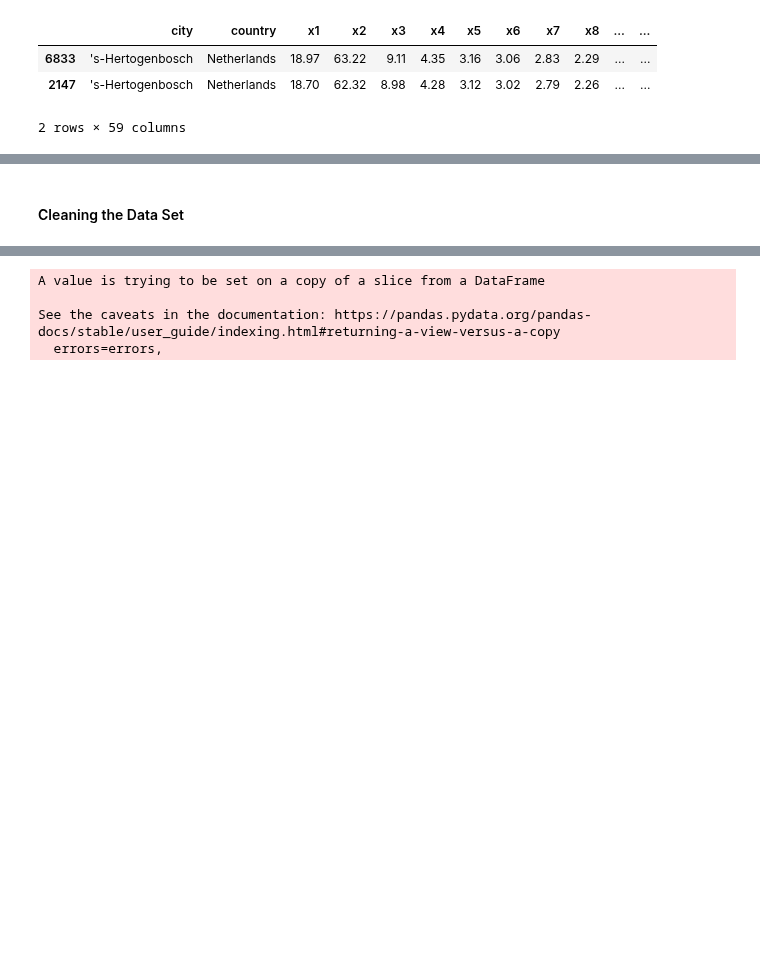
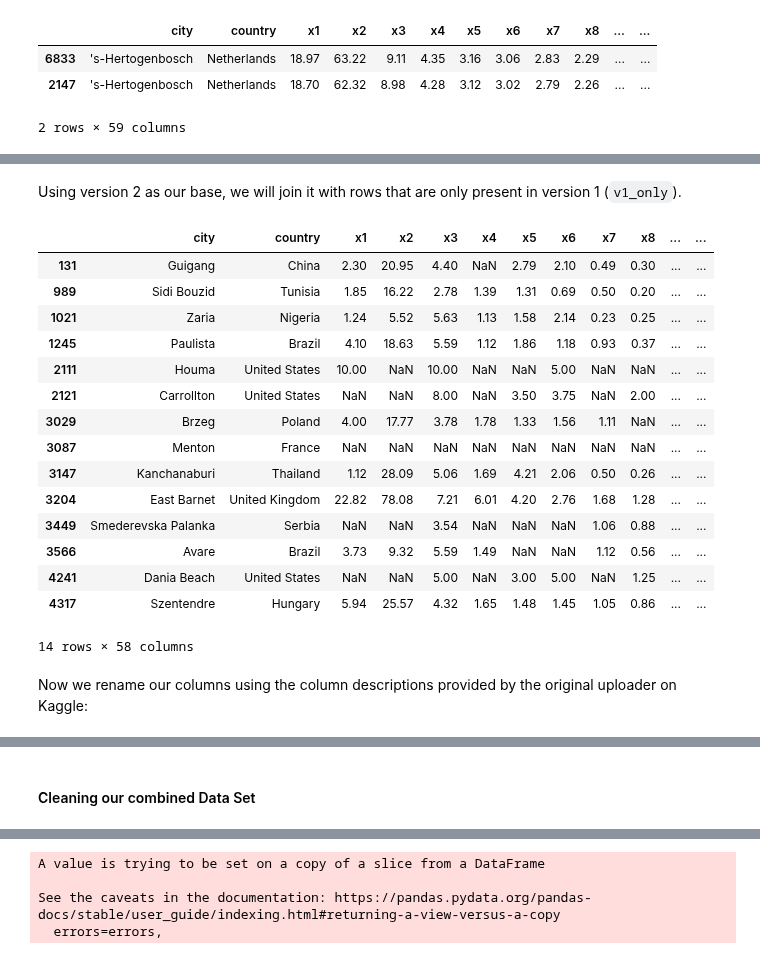
Before and after one commit to apsocarras/team-week, a Jupyter notebook: alex_work.ipynb, the cells around one changed output, grey strips where cells are left out. Saved outputs shown, nothing was run; the diff lists cells and outputs as text; code cells hidden in the pictures; blank space fills up the shorter version.

Commit message:
WIP: Add markdown explaining process of cleaning data

```diff
--- a/alex_work.ipynb
+++ b/alex_work.ipynb
@@ -30,0 +48,23 @@ v1_only = v1.loc[v1.city.isin(dropped_cities)]
+# %% [markdown]
+Using version 2 as our base, we will join it with rows that are only present in version 1 (`v1_only`).
+# %%
+dropped_cities = list(city_diff[city_diff['_merge'] == "left_only"].city) # Cities present in v1 but not v2
+v1_only = v1.loc[v1.city.isin(dropped_cities)]
+v1_only
+# %% [output]
+|  | city | country | x1 | x2 | x3 | x4 | x5 | x6 | x7 | x8 | ... | ... |
+| 131 | Guigang | China | 2.30 | 20.95 | 4.40 | NaN | 2.79 | 2.10 | 0.49 | 0.30 | ... | ... |
+| 989 | Sidi Bouzid | Tunisia | 1.85 | 16.22 | 2.78 | 1.39 | 1.31 | 0.69 | 0.50 | 0.20 | ... | ... |
+| 1021 | Zaria | Nigeria | 1.24 | 5.52 | 5.63 | 1.13 | 1.58 | 2.14 | 0.23 | 0.25 | ... | ... |
+| 1245 | Paulista | Brazil | 4.10 | 18.63 | 5.59 | 1.12 | 1.86 | 1.18 | 0.93 | 0.37 | ... | ... |
+| 2111 | Houma | United States | 10.00 | NaN | 10.00 | NaN | NaN | 5.00 | NaN | NaN | ... | ... |
+| 2121 | Carrollton | United States | NaN | NaN | 8.00 | NaN | 3.50 | 3.75 | NaN | 2.00 | ... | ... |
+| 3029 | Brzeg | Poland | 4.00 | 17.77 | 3.78 | 1.78 | 1.33 | 1.56 | 1.11 | NaN | ... | ... |
+| 3087 | Menton | France | NaN | NaN | NaN | NaN | NaN | NaN | NaN | NaN | ... | ... |
+| 3147 | Kanchanaburi | Thailand | 1.12 | 28.09 | 5.06 | 1.69 | 4.21 | 2.06 | 0.50 | 0.26 | ... | ... |
+| 3204 | East Barnet | United Kingdom | 22.82 | 78.08 | 7.21 | 6.01 | 4.20 | 2.76 | 1.68 | 1.28 | ... | ... |
+| 3449 | Smederevska Palanka | Serbia | NaN | NaN | 3.54 | NaN | NaN | NaN | 1.06 | 0.88 | ... | ... |
+| 3566 | Avare | Brazil | 3.73 | 9.32 | 5.59 | 1.49 | NaN | NaN | 1.12 | 0.56 | ... | ... |
+| 4241 | Dania Beach | United States | NaN | NaN | 5.00 | NaN | 3.00 | 5.00 | NaN | 1.25 | ... | ... |
+| 4317 | Szentendre | Hungary | 5.94 | 25.57 | 4.32 | 1.65 | 1.48 | 1.45 | 1.05 | 0.86 | ... | ... |
+14 rows × 58 columns
@@ -31 +73,3 @@ v1_only = v1.loc[v1.city.isin(dropped_cities)]
+# %% [markdown]
+Now we rename our columns using the column descriptions provided by the original uploader on Kaggle:
 # %%
@@ -44,4 +86,4 @@ cost_living.head(1)
 | 0 | Guigang | China | 2.3 | 20.95 | 4.4 | ... |
 1 rows × 58 columns
 # %% [markdown]
-#### Cleaning the Data Set
+#### Cleaning our combined Data Set
```
Also changed, not shown: parts of 22 cells of this notebook.
